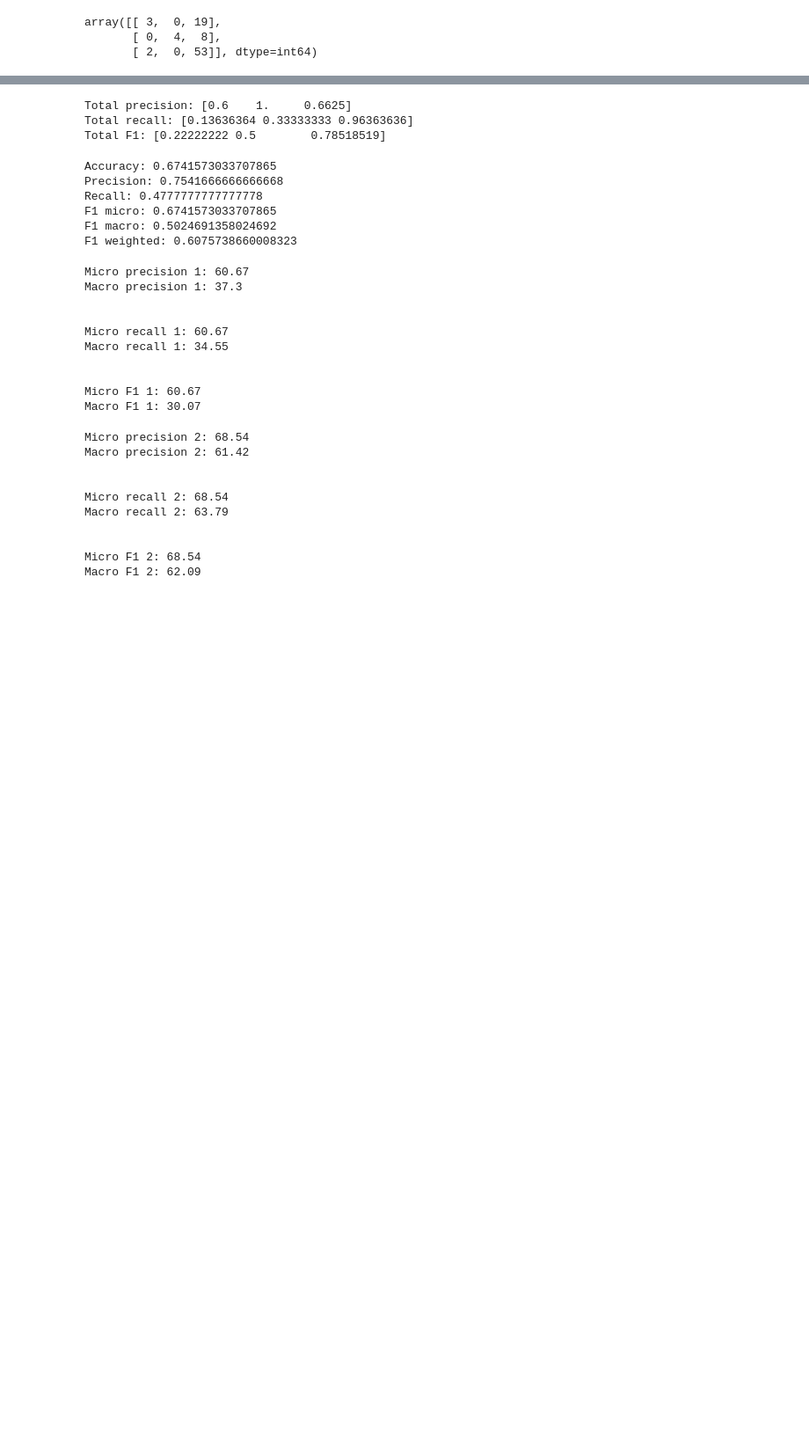
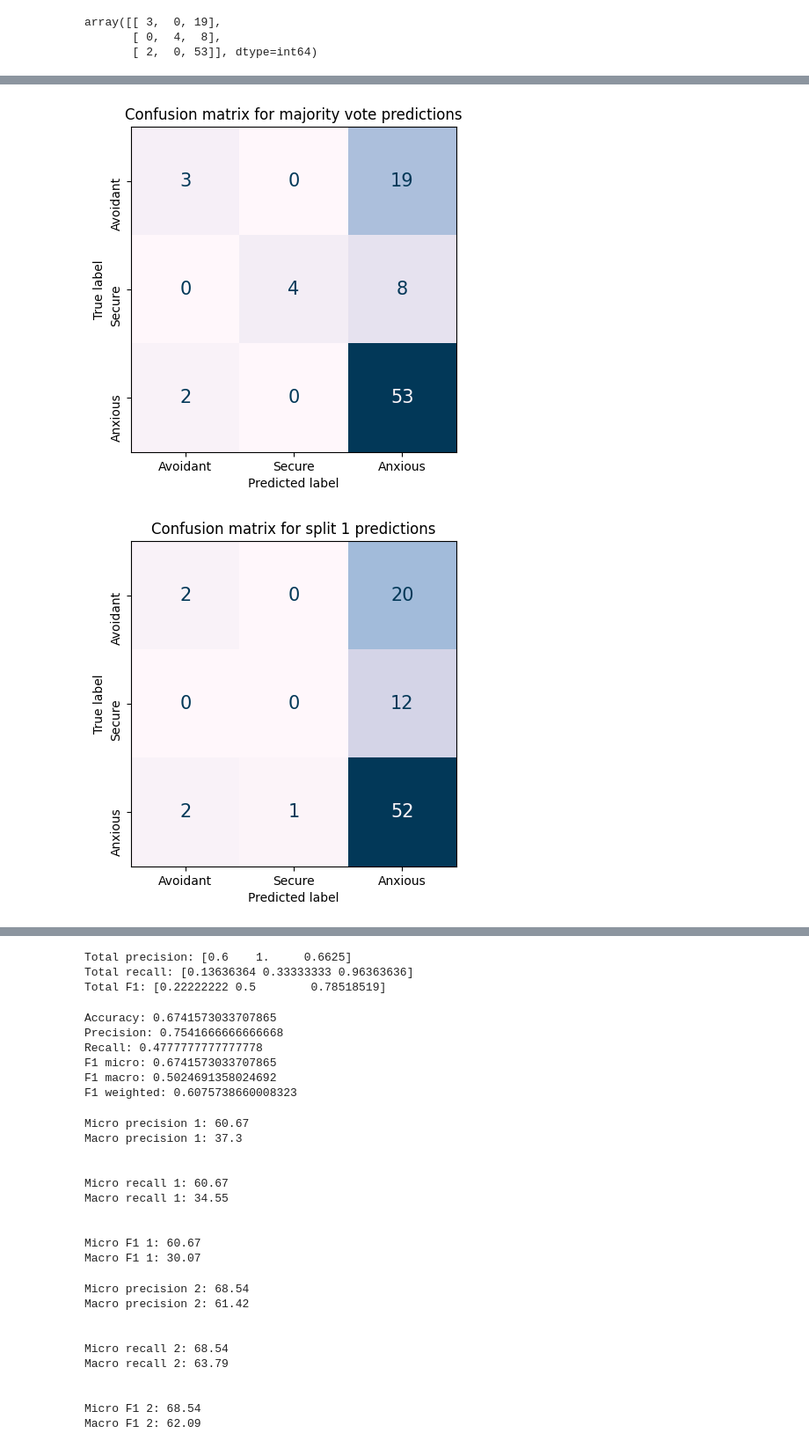
Before and after one commit to Fred-Bred/SDS-thesis, a Jupyter notebook: src/plotting.ipynb, the cells around one changed output, grey strips where cells are left out. Shown: that part at 88% size. Saved outputs shown, nothing was run; the diff lists cells and outputs as text; code cells hidden in the pictures; blank space fills up the shorter version.

```diff
--- a/src/plotting.ipynb
+++ b/src/plotting.ipynb
@@ -250,48 +240,45 @@ array([[ 7,  0, 15],
 # %%
-# # cmap = sns.color_palette("YlOrRd", as_cmap=True)
-# # cmap = "PuBu"
-# # cmap = "PuRd"
-# # cmap = "RdPu"
-# # cmap = "YlOrBr"
-# # cmap = "afmhot_r"
-# # cmap = "binary"
-# # cmap = "bone_r"
-# # cmap = "copper_r"
-# # cmap = "flare"
+cmap = "PuBu"
+# cmap = "binary"
+# cmap = "bone_r"
 # cmap = "magma_r"
+# cmap = "Blues"
 
-# ConfusionMatrixDisplay(cm_total, display_labels=["Avoidant", "Secure", "Anxious"]).plot(cmap=cmap, text_kw={"size": 15}, colorbar=False)
-# plt.title("Confusion matrix for majority vote predictions", fontsize=12)
-# plt.tick_params(axis='both', which='major', labelsize=10)
-# plt.yticks(rotation=90)
-# plt.savefig("../TeX/figures/roberta-large_150_combined_confusion_matrix.png")
+ConfusionMatrixDisplay(cm_total, display_labels=["Avoidant", "Secure", "Anxious"]).plot(cmap=cmap, text_kw={"size": 15}, colorbar=False)
+plt.title("Confusion matrix for majority vote predictions", fontsize=12)
+plt.tick_params(axis='both', which='major', labelsize=10)
+plt.yticks(rotation=90)
+plt.savefig("../TeX/figures/roberta-large_150_combined_confusion_matrix.png")
 
-# ConfusionMatrixDisplay(cm_1, display_labels=["Avoidant", "Secure", "Anxious"]).plot(cmap=cmap, text_kw={"size": 15}, colorbar=False)
-# plt.title("Confusion matrix for split 1 predictions", fontsize=12)
-# plt.tick_params(axis='both', which='major', labelsize=10)
-# plt.yticks(rotation=90)
-# plt.savefig("../TeX/figures/roberta-large_150_split1_confusion_matrix.png")
+ConfusionMatrixDisplay(cm_1, display_labels=["Avoidant", "Secure", "Anxious"]).plot(cmap=cmap, text_kw={"size": 15}, colorbar=False)
+plt.title("Confusion matrix for split 1 predictions", fontsize=12)
+plt.tick_params(axis='both', which='major', labelsize=10)
+plt.yticks(rotation=90)
+plt.savefig("../TeX/figures/roberta-large_150_split1_confusion_matrix.png")
 
-# ConfusionMatrixDisplay(cm_2, display_labels=["Avoidant", "Secure", "Anxious"]).plot(cmap=cmap, text_kw={"size": 15}, colorbar=False)
-# plt.title("Confusion matrix for split 2 predictions", fontsize=12)
-# plt.tick_params(axis='both', which='major', labelsize=10)
-# plt.yticks(rotation=90)
-# plt.savefig("../TeX/figures/roberta-large_150_split2_confusion_matrix.png")
+ConfusionMatrixDisplay(cm_2, display_labels=["Avoidant", "Secure", "Anxious"]).plot(cmap=cmap, text_kw={"size": 15}, colorbar=False)
+plt.title("Confusion matrix for split 2 predictions", fontsize=12)
+plt.tick_params(axis='both', which='major', labelsize=10)
+plt.yticks(rotation=90)
+plt.savefig("../TeX/figures/roberta-large_150_split2_confusion_matrix.png")
 
-# ConfusionMatrixDisplay(cm_3, display_labels=["Avoidant", "Secure", "Anxious"]).plot(cmap=cmap, text_kw={"size": 15}, colorbar=False)
-# plt.title("Confusion matrix for split 3 predictions", fontsize=12)
-# plt.tick_params(axis='both', which='major', labelsize=10)
-# plt.yticks(rotation=90)
-# plt.savefig("../TeX/figures/roberta-large_150_split3_confusion_matrix.png")
+ConfusionMatrixDisplay(cm_3, display_labels=["Avoidant", "Secure", "Anxious"]).plot(cmap=cmap, text_kw={"size": 15}, colorbar=False)
+plt.title("Confusion matrix for split 3 predictions", fontsize=12)
+plt.tick_params(axis='both', which='major', labelsize=10)
+plt.yticks(rotation=90)
+plt.savefig("../TeX/figures/roberta-large_150_split3_confusion_matrix.png")
 
-# ConfusionMatrixDisplay(cm_4, display_labels=["Avoidant", "Secure", "Anxious"]).plot(cmap=cmap, text_kw={"size": 15}, colorbar=False)
-# plt.title("Confusion matrix for split 4 predictions", fontsize=12)
-# plt.tick_params(axis='both', which='major', labelsize=10)
-# plt.yticks(rotation=90)
-# plt.savefig("../TeX/figures/roberta-large_150_split4_confusion_matrix.png")
+ConfusionMatrixDisplay(cm_4, display_labels=["Avoidant", "Secure", "Anxious"]).plot(cmap=cmap, text_kw={"size": 15}, colorbar=False)
+plt.title("Confusion matrix for split 4 predictions", fontsize=12)
+plt.tick_params(axis='both', which='major', labelsize=10)
+plt.yticks(rotation=90)
+plt.savefig("../TeX/figures/roberta-large_150_split4_confusion_matrix.png")
 
-# ConfusionMatrixDisplay(cm_5, display_labels=["Avoidant", "Secure", "Anxious"]).plot(cmap=cmap, text_kw={"size": 15}, colorbar=False)
-# plt.title("Confusion matrix for split 5 predictions", fontsize=12)
-# plt.tick_params(axis='both', which='major', labelsize=10)
-# plt.yticks(rotation=90)
-# plt.savefig("../TeX/figures/roberta-large_150_split5_confusion_matrix.png")
+ConfusionMatrixDisplay(cm_5, display_labels=["Avoidant", "Secure", "Anxious"]).plot(cmap=cmap, text_kw={"size": 15}, colorbar=False)
+plt.title("Confusion matrix for split 5 predictions", fontsize=12)
+plt.tick_params(axis='both', which='major', labelsize=10)
+plt.yticks(rotation=90)
+plt.savefig("../TeX/figures/roberta-large_150_split5_confusion_matrix.png")
+# %% [output]
+[figure, added]
+[figure, added]
```
Also changed, not shown: parts of 11 cells of this notebook, 8 other files.
